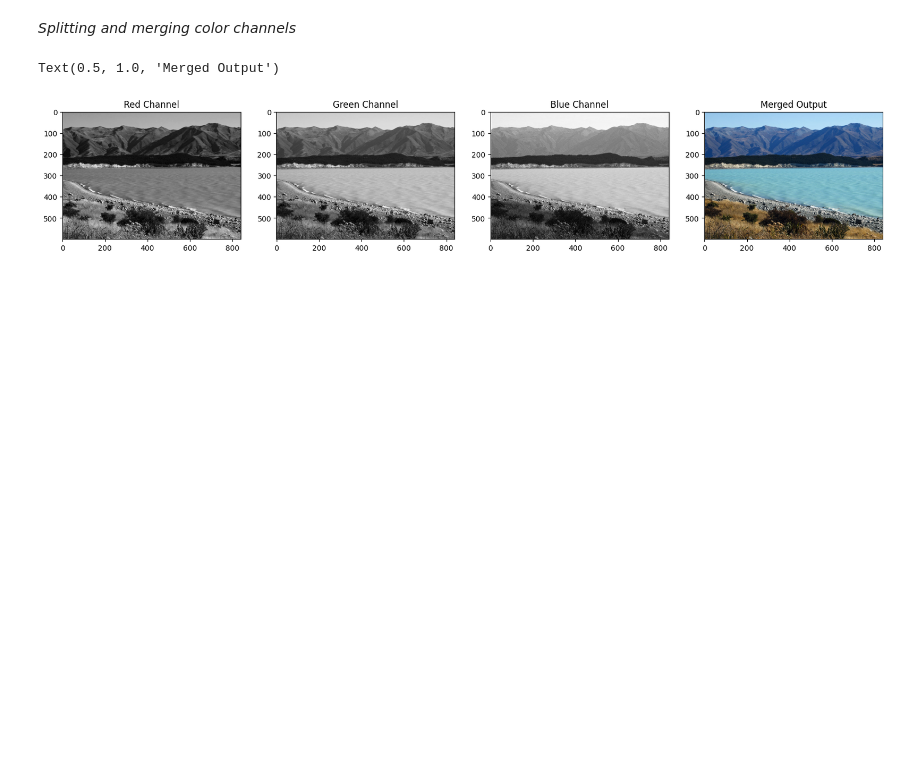
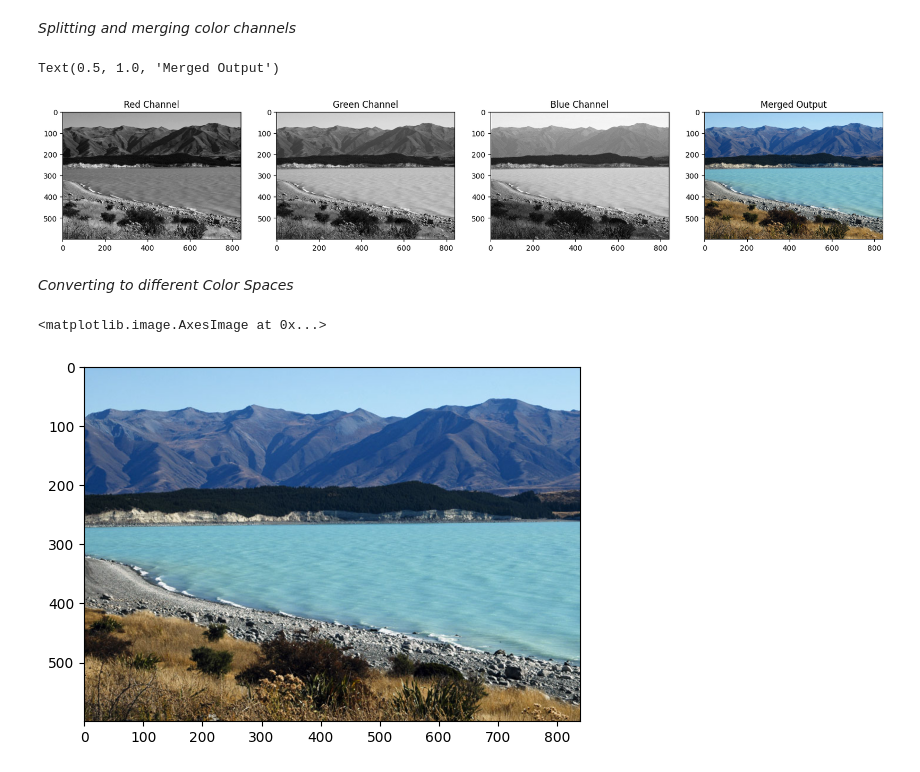
Before and after one commit to pereruannabaala/Image_Processing, a Jupyter notebook: image_processing.ipynb, the cells around one changed output. Drawn from its saved outputs; the diff is of its cells as text; code cells hidden in the pictures; blank space fills up the shorter version.

```diff
--- a/image_processing.ipynb
+++ b/image_processing.ipynb
@@ -198,3 +198,12 @@ plt.title("Merged Output")
 # %% [output]
 Text(0.5, 1.0, 'Merged Output')
 [figure]
+# %% [markdown]
+*Converting to different Color Spaces*
+# %%
+# OpenCV stores color channels in a differnet order than most other applications (BGR vs RGB).
+img_NZ_rgb = cv2.cvtColor(img_NZ_bgr, cv2.COLOR_BGR2RGB)
+plt.imshow(img_NZ_rgb)
+# %% [output]
+<matplotlib.image.AxesImage at 0x...>
+[figure, added]
```
